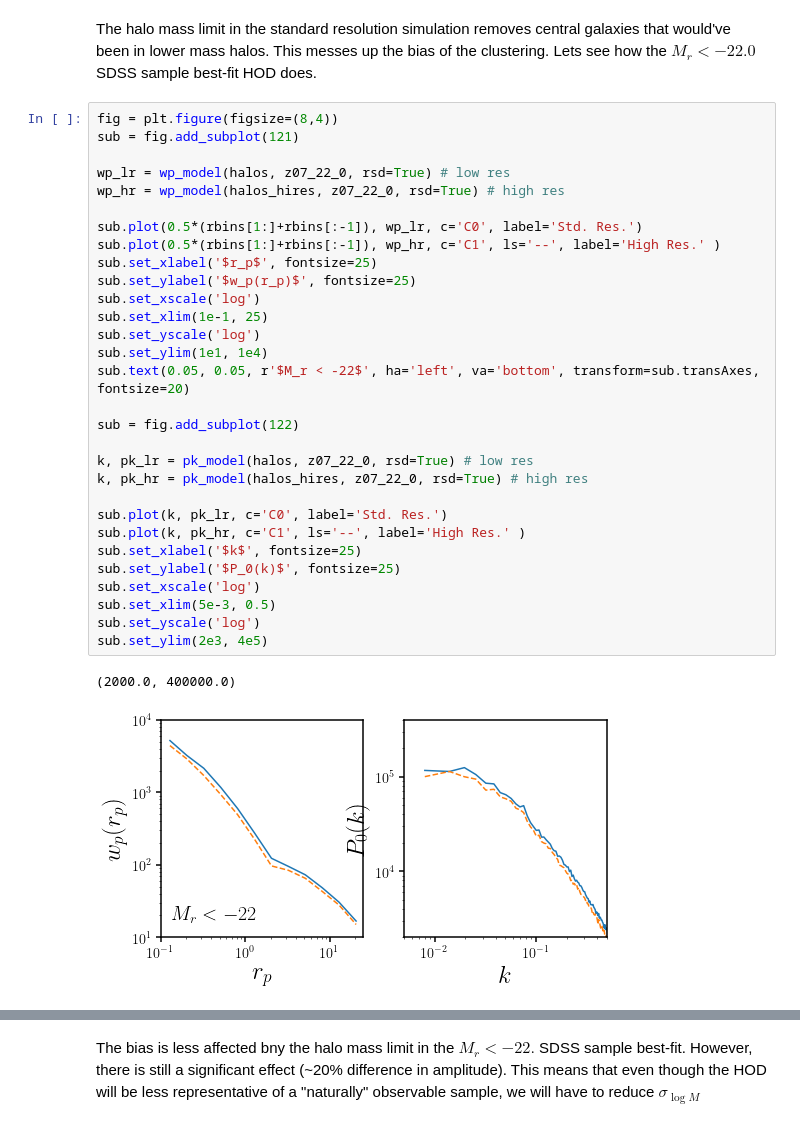
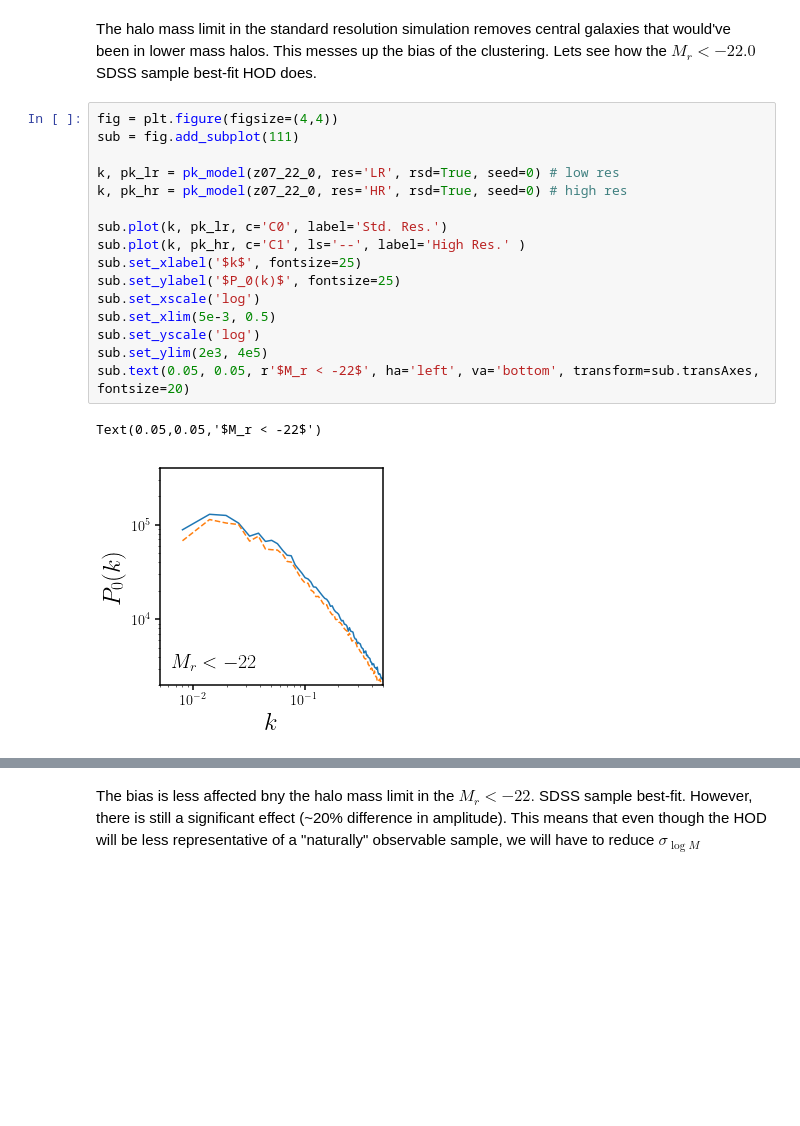
Before and after one commit to changhoonhahn/eMaNu, a Jupyter notebook: notebook/hod/hod_fiducial.ipynb, the cells around one changed output, grey strips where cells are left out. Drawn from its saved outputs; the diff is of its cells as text; blank space fills up the shorter version.

```diff
--- a/notebook/hod/hod_fiducial.ipynb
+++ b/notebook/hod/hod_fiducial.ipynb
@@ -169,38 +188,24 @@ bkgd.tick_params(labelcolor='none', top=False, bottom=False, left=False, right=F
 # %% [markdown]
 The halo mass limit in the standard resolution simulation removes central galaxies that would've been in lower mass halos. This messes up the bias of the clustering. Lets see how the $M_r < -22.0$ SDSS sample best-fit HOD does.
 # %%
-fig = plt.figure(figsize=(8,4))
-sub = fig.add_subplot(121)
+fig = plt.figure(figsize=(4,4))
+sub = fig.add_subplot(111)
 
-wp_lr = wp_model(halos, z07_22_0, rsd=True) # low res
-wp_hr = wp_model(halos_hires, z07_22_0, rsd=True) # high res
-
-sub.plot(0.5*(rbins[1:]+rbins[:-1]), wp_lr, c='C0', label='Std. Res.')
-sub.plot(0.5*(rbins[1:]+rbins[:-1]), wp_hr, c='C1', ls='--', label='High Res.' )
-sub.set_xlabel('$r_p$', fontsize=25)
-sub.set_ylabel('$w_p(r_p)$', fontsize=25)
-sub.set_xscale('log')
-sub.set_xlim(1e-1, 25)
-sub.set_yscale('log')
-sub.set_ylim(1e1, 1e4)
-sub.text(0.05, 0.05, r'$M_r < -22$', ha='left', va='bottom', transform=sub.transAxes, fontsize=20)
-
-sub = fig.add_subplot(122)
-
-k, pk_lr = pk_model(halos, z07_22_0, rsd=True) # low res
-k, pk_hr = pk_model(halos_hires, z07_22_0, rsd=True) # high res
+k, pk_lr = pk_model(z07_22_0, res='LR', rsd=True, seed=0) # low res
+k, pk_hr = pk_model(z07_22_0, res='HR', rsd=True, seed=0) # high res
 
 sub.plot(k, pk_lr, c='C0', label='Std. Res.')
 sub.plot(k, pk_hr, c='C1', ls='--', label='High Res.' )
 sub.set_xlabel('$k$', fontsize=25)
 sub.set_ylabel('$P_0(k)$', fontsize=25)
 sub.set_xscale('log')
 sub.set_xlim(5e-3, 0.5)
 sub.set_yscale('log')
 sub.set_ylim(2e3, 4e5)
+sub.text(0.05, 0.05, r'$M_r < -22$', ha='left', va='bottom', transform=sub.transAxes, fontsize=20)
 # %% [output]
-(2000.0, 400000.0)
+Text(0.05,0.05,'$M_r < -22$')
-[figure, old version]
+[figure, new version]
 # %%
 print(np.median(pk_lr/pk_hr))
 # %% [output]
```
Also changed, not shown: parts of 10 cells of this notebook, 4 other files.
